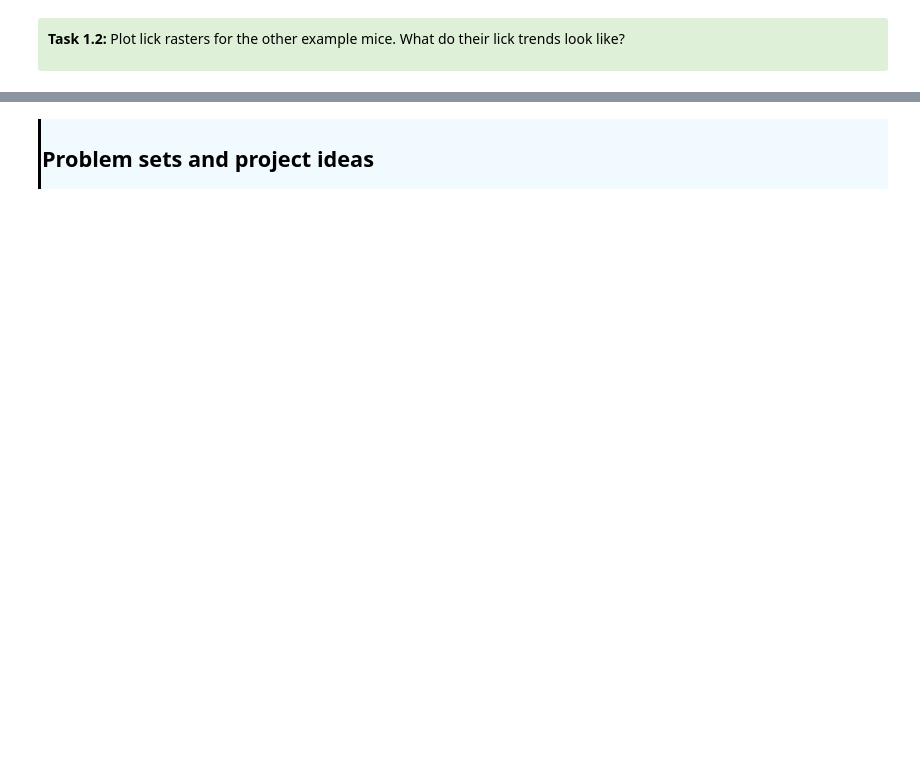
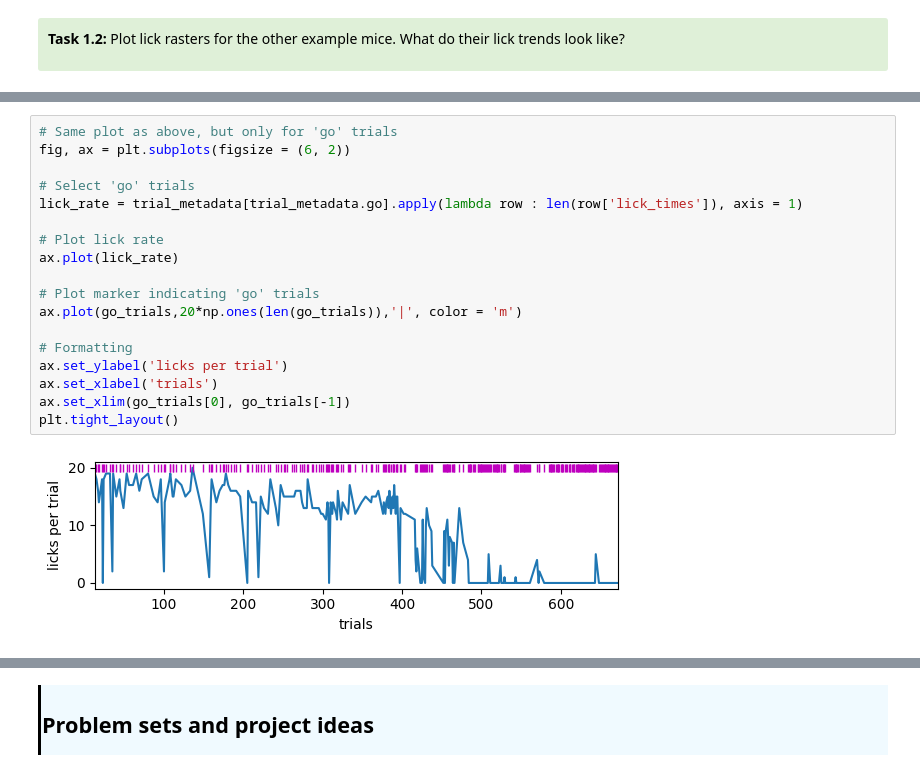
Before and after one commit to AllenSWDB/swdb_visualbehavior_template, a Jupyter notebook: code/Workshop1.ipynb, the cells around one changed output, grey strips where cells are left out. Saved outputs shown, nothing was run; the diff lists cells and outputs as text; blank space fills up the shorter version.

```diff
--- a/code/Workshop1.ipynb
+++ b/code/Workshop1.ipynb
@@ -514,0 +184,20 @@ plt.tight_layout()
+# %%
+# Same plot as above, but only for 'go' trials
+fig, ax = plt.subplots(figsize = (6, 2))
+
+# Select 'go' trials
+lick_rate = trial_metadata[trial_metadata.go].apply(lambda row : len(row['lick_times']), axis = 1)
+
+# Plot lick rate
+ax.plot(lick_rate)
+
+# Plot marker indicating 'go' trials
+ax.plot(go_trials,20*np.ones(len(go_trials)),'|', color = 'm')
+
+# Formatting
+ax.set_ylabel('licks per trial')
+ax.set_xlabel('trials')
+ax.set_xlim(go_trials[0], go_trials[-1])
+plt.tight_layout()
+# %% [output]
+[figure, added]
```
Also changed, not shown: parts of 94 cells of this notebook, 2 other files.
